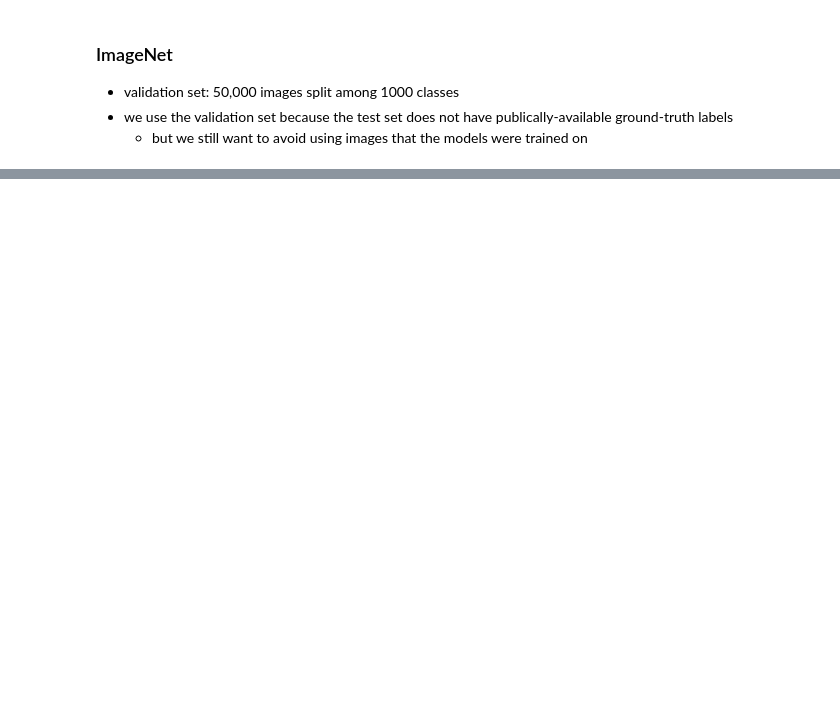
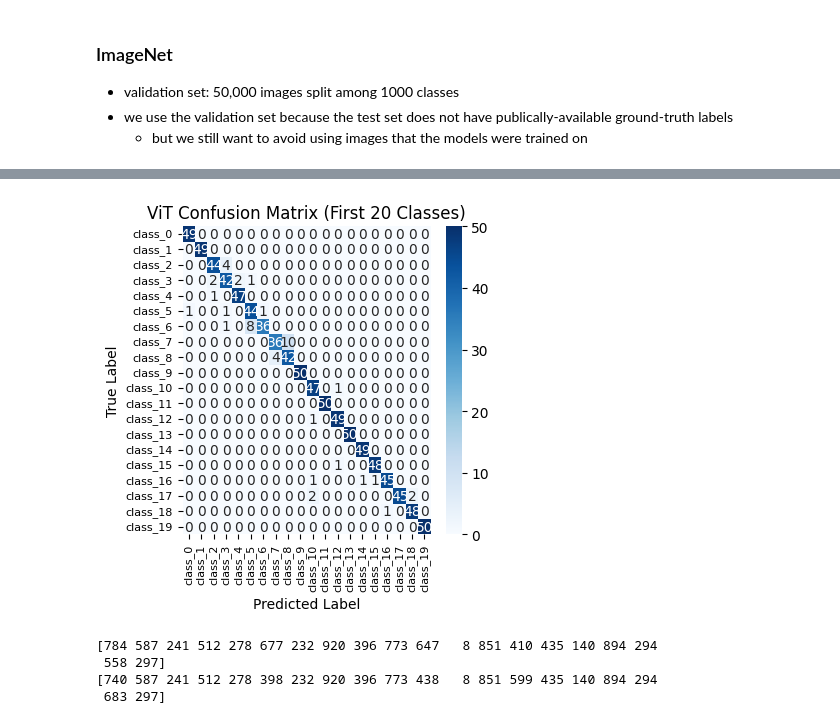
Before and after one commit to MagneticZebra/ViT-vs-CNN, a Jupyter notebook: cnn_vs_vit.ipynb, the cells around one changed output, grey strips where cells are left out. Drawn from its saved outputs; the diff is of its cells as text; code cells hidden in the pictures; blank space fills up the shorter version.

```diff
--- a/cnn_vs_vit.ipynb
+++ b/cnn_vs_vit.ipynb
@@ -419,0 +314,37 @@ BiT Accuracy: 84.90
+# %%
+# Example: Load confusion matrix data for ViT and BiT
+vit_preds, vit_labels, _, _ = load_model_data('vit_imagenet.pkl')
+bit_preds, bit_labels, _, _ = load_model_data('bit_imagenet.pkl')
+
+# Compute confusion matrices for both models
+cm_vit = confusion_matrix(vit_labels, vit_preds)
+cm_bit = confusion_matrix(bit_labels, bit_preds)
+
+# Get unique labels from the true labels
+unique_labels = np.unique(vit_labels)  # Using vit_labels, as an example
+class_names = [f'class_{label}' for label in unique_labels]  # Replace with actual class names if available
+# %%
+num_classes_to_plot = 20
+
+# Select the first 5 classes from the confusion matrix
+cm_vit_filtered = cm_vit[:num_classes_to_plot, :num_classes_to_plot]
+
+# Plot confusion matrix for ViT with reduced font size for labels
+plt.figure(figsize=(4, 4))
+sns.heatmap(cm_vit_filtered, annot=True, fmt='d', cmap='Blues', xticklabels=class_names[:num_classes_to_plot], yticklabels=class_names[:num_classes_to_plot])
+plt.title('ViT Confusion Matrix (First 20 Classes)')
+plt.xlabel('Predicted Label')
+plt.ylabel('True Label')
+plt.xticks(fontsize=8)
+plt.yticks(fontsize=8)
+plt.show()
+
+
+print(vit_preds[:20])
+print(vit_labels[:20])
+# %% [output]
+[figure, added]
+[784 587 241 512 278 677 232 920 396 773 647   8 851 410 435 140 894 294
+ 558 297]
+[740 587 241 512 278 398 232 920 396 773 438   8 851 599 435 140 894 294
+ 683 297]
```
Also changed, not shown: parts of 15 cells of this notebook, 6 other files.
